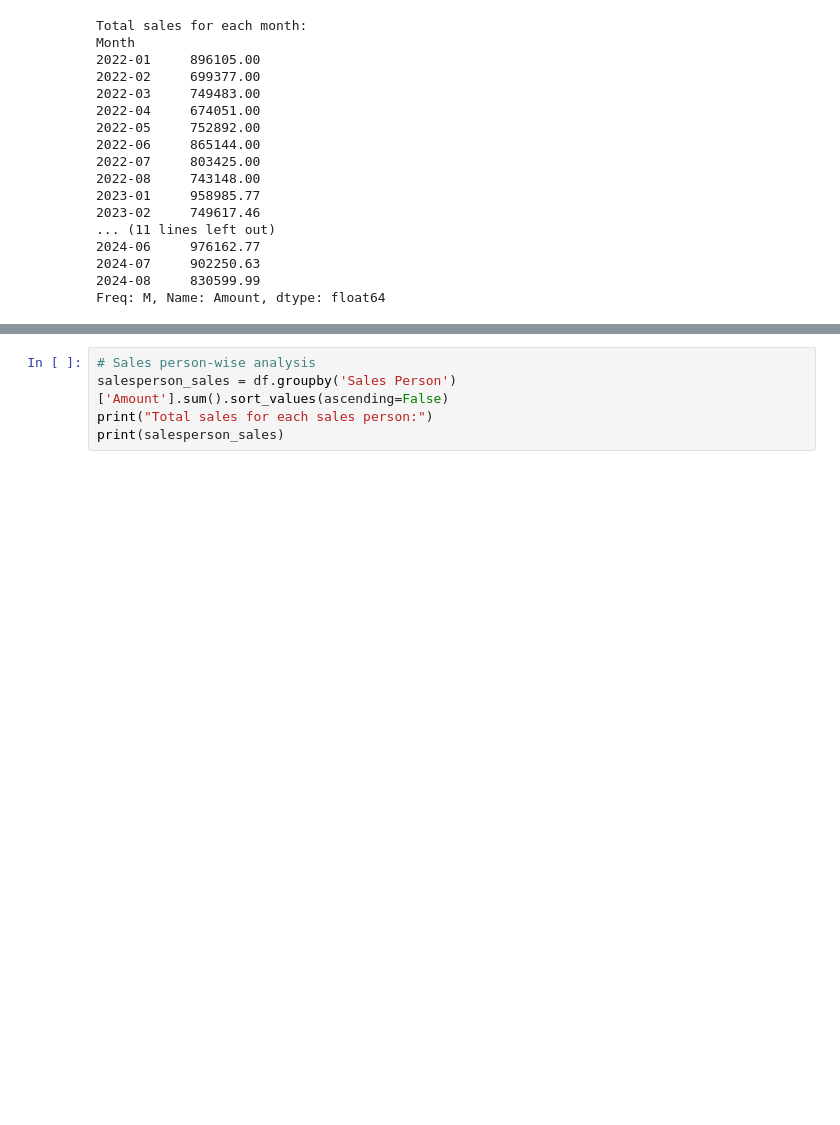
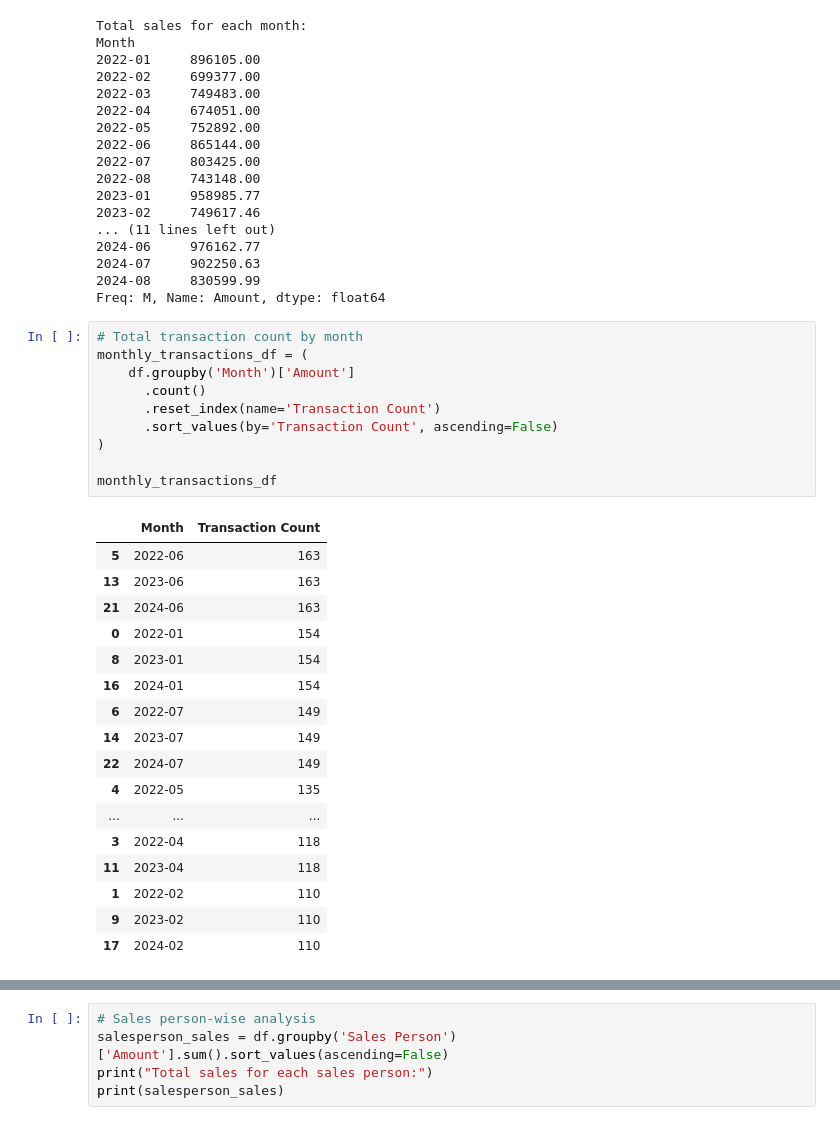
Before and after one commit to adishazzahra/Data-Analyst-Portfolio, a Jupyter notebook: Chocolate Sales Analysis/chocolate_sales_analysis.ipynb, the cells around one changed output, grey strips where cells are left out. Drawn from its saved outputs; the diff is of its cells as text; blank space fills up the shorter version.

```diff
--- a/Chocolate Sales Analysis/chocolate_sales_analysis.ipynb
+++ b/Chocolate Sales Analysis/chocolate_sales_analysis.ipynb
@@ -246,3 +246,31 @@ Month
 2024-07     902250.63
 2024-08     830599.99
 Freq: M, Name: Amount, dtype: float64
+# %%
+# Total transaction count by month
+monthly_transactions_df = (
+    df.groupby('Month')['Amount']
+      .count()
+      .reset_index(name='Transaction Count')
+      .sort_values(by='Transaction Count', ascending=False)
+)
+
+monthly_transactions_df
+# %% [output]
+|  | Month | Transaction Count |
+| 5 | 2022-06 | 163 |
+| 13 | 2023-06 | 163 |
+| 21 | 2024-06 | 163 |
+| 0 | 2022-01 | 154 |
+| 8 | 2023-01 | 154 |
+| 16 | 2024-01 | 154 |
+| 6 | 2022-07 | 149 |
+| 14 | 2023-07 | 149 |
+| 22 | 2024-07 | 149 |
+| 4 | 2022-05 | 135 |
+| ... | ... | ... |
+| 3 | 2022-04 | 118 |
+| 11 | 2023-04 | 118 |
+| 1 | 2022-02 | 110 |
+| 9 | 2023-02 | 110 |
+| 17 | 2024-02 | 110 |
```
Also changed, not shown: parts of 12 cells of this notebook, 1 other file.
